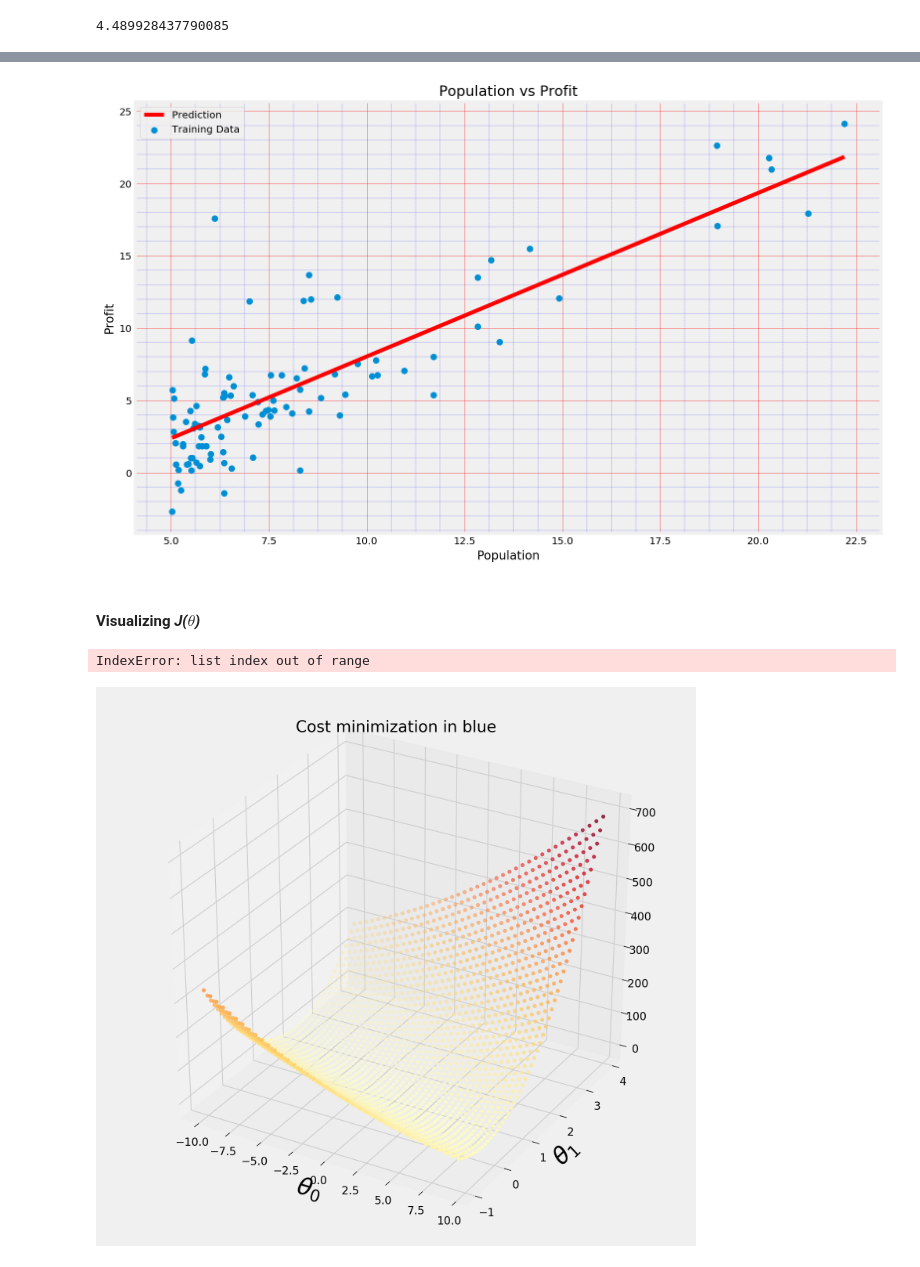
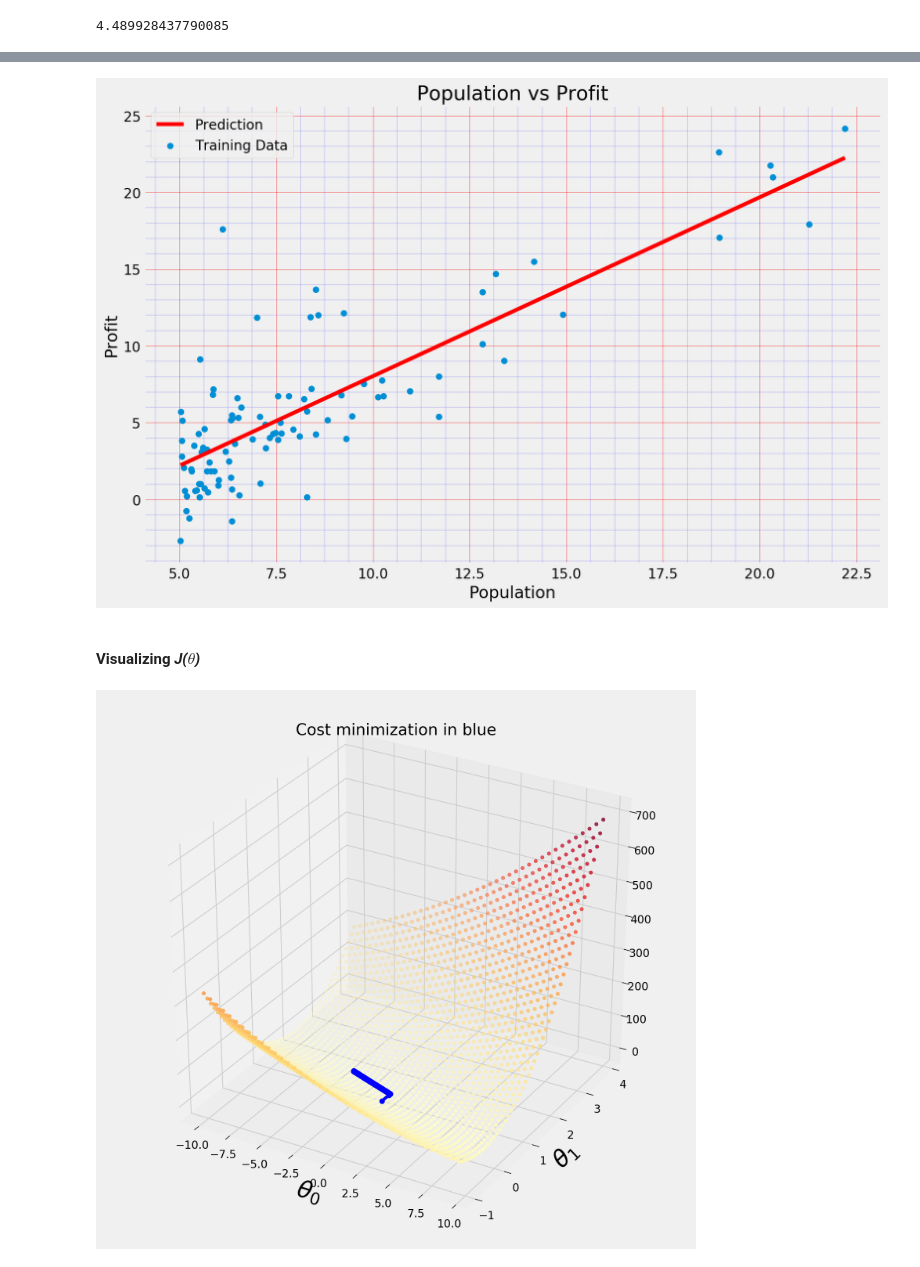
Before and after one commit to msatheeshkumar/ml-python-self-learning, a Jupyter notebook: cera/ex1/ex1.ipynb, the cells around one changed output, grey strips where cells are left out. Saved outputs shown, nothing was run; the diff lists cells and outputs as text; code cells hidden in the pictures.

```diff
--- a/cera/ex1/ex1.ipynb
+++ b/cera/ex1/ex1.ipynb
@@ -125,12 +125,15 @@ def gradientDescent(X, y, theta, alpha, num_iters):
     parameters = int(theta.ravel().shape[1])
     theta_history = [] #Used to visualize the minimization path later on
     for i in range(num_iters):
+        # print('%0.4f %0.4f \n' % (theta[0, 0], theta[0, 1]))
+        theta0 = theta[0, 0]
+        theta1 = theta[0, 1]
+        theta_history.append(list([theta0, theta1]))
         hs = (X * theta.T) - y
         for j in range(parameters):
             sumPred = (alpha/m) * (np.sum(np.multiply(hs, X[:, j])))
             tmpTheta[0, j] = theta[0, j] - sumPred
         theta = tmpTheta
-        theta_history.extend(list(theta[0,:]))
         J_history[i] = computeCost(X, y, theta)
     return theta, theta_history, J_history
 # %%
@@ -174,6 +161,6 @@ theta, theta_history, J_hist[0], J_hist[9]
 # %%
 iterations = 1500;
 alpha = 0.01;
-g, theta_history, J_hist = gradientDescent(X, y, theta, alpha, iterations)
-g
+g, theta_hist, J_hist = gradientDescent(X, y, theta, alpha, iterations)
+len(theta_hist), len(J_hist)
 # %% [output]
@@ -217,30 +204,30 @@ ax.grid(which='major', linestyle='-', linewidth='0.3', color='red')
 ax.grid(which='minor', linestyle=ls, linewidth='0.2', color='blue')
 ax.tick_params(which='both')
 # %% [output]
-[figure, old version]
+[figure, new version]
 # %% [markdown]
 #### Visualizing _J($\theta$)_
 # %%
 fig = plt.figure(figsize=(12, 12))
 ax = fig.gca(projection='3d')
 
 xvals = np.arange(-10, 10, .5)
 yvals = np.arange(-1, 4, .1)
 myxs, myys, myzs = [], [], []
 
 for i in xvals:
     for j in yvals:
         myxs.append(i)
         myys.append(j)
         myzs.append(computeCost(X, y, np.matrix([i, j])))
 
 scat = ax.scatter(myxs, myys, myzs, c=np.abs(myzs), cmap=plt.get_cmap('YlOrRd'))
 
 plt.xlabel(r'$\theta_0$', fontsize=30)
 plt.ylabel(r'$\theta_1$', fontsize=30)
 plt.title('Cost minimization in blue')
-plt.plot([x[0] for x in theta_history], [x[1] for x in theta_history], J_hist, 'bo-')
+# print('%s, %s' % (theta_hist[0], J_hist[0]))
+ax.plot3D([x[0] for x in theta_hist],[x[1] for x in theta_hist], [x[0] for x in J_hist], 'bo-')
 plt.show()
 # %% [output]
-IndexError: list index out of range
-[figure, old version]
+[figure, new version]
```
Also changed, not shown: parts of 5 cells of this notebook.
